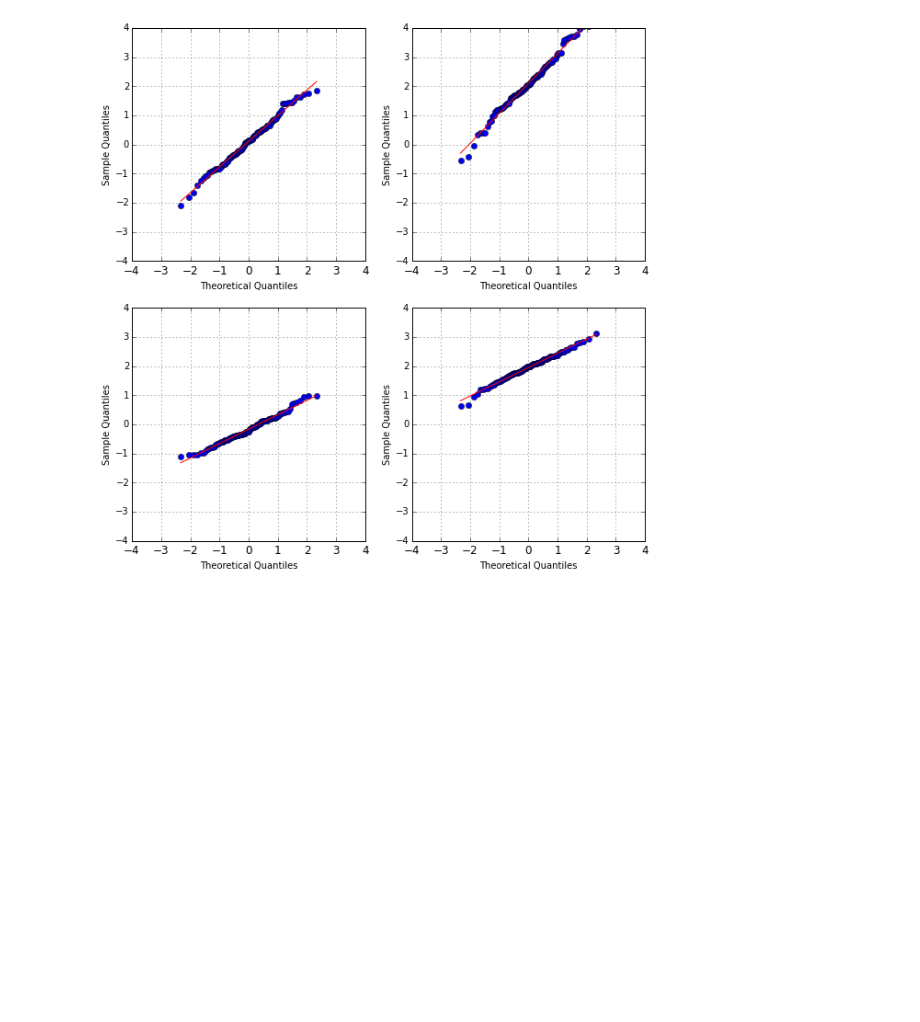
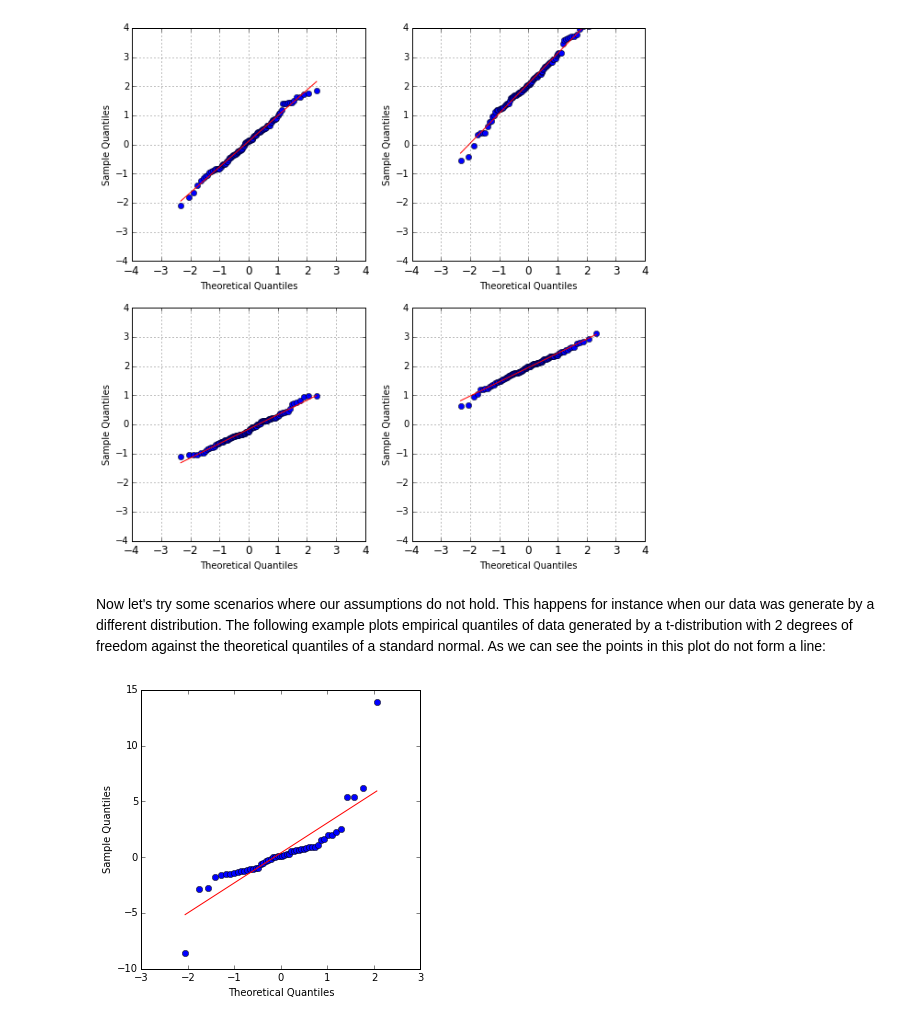
Before and after one commit to Jimmy-INL/notebooks-1, a Jupyter notebook: QQ-Plot.ipynb, the cells around one changed output. Drawn from its saved outputs; the diff is of its cells as text; code cells hidden in the pictures; blank space fills up the shorter version.

Commit message:
finished QQ Plot tutorial

```diff
--- a/QQ-Plot.ipynb
+++ b/QQ-Plot.ipynb
@@ -70,3 +77,11 @@ drawQQForNormal(2,0.5,224,ax1)
 # %% [output]
 <matplotlib.axes._subplots.AxesSubplot at 0x...>
 [figure]
+# %% [markdown]
+Now let's try some scenarios where our assumptions do not hold. This happens for instance when our data was generate by a different distribution. The following example plots empirical quantiles of data generated by a t-distribution with 2 degrees of freedom against the theoretical quantiles of a standard normal. As we can see the points in this plot do not form a line:
+# %%
+pylab.rcParams['figure.figsize'] = (5,5)
+data = np.random.standard_t(df=2,size=50)
+qqPlot = sm.qqplot(data,stats.norm,line="r")
+# %% [output]
+[figure, added]
```
Also changed, not shown: parts of 8 cells of this notebook.
